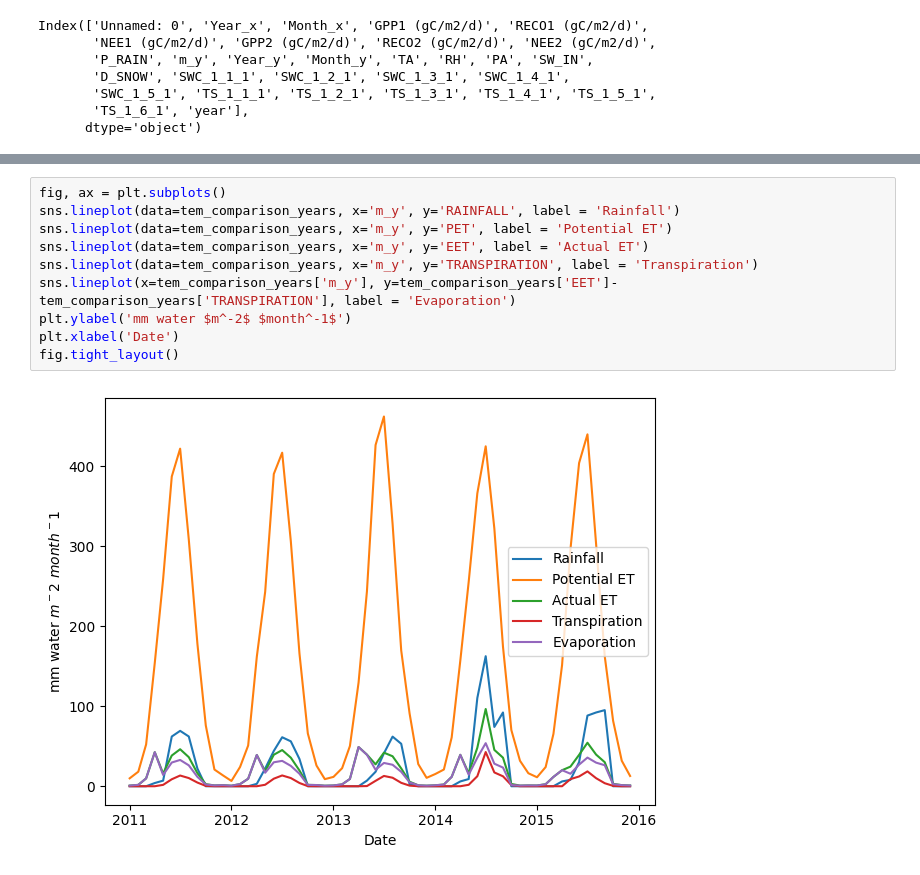
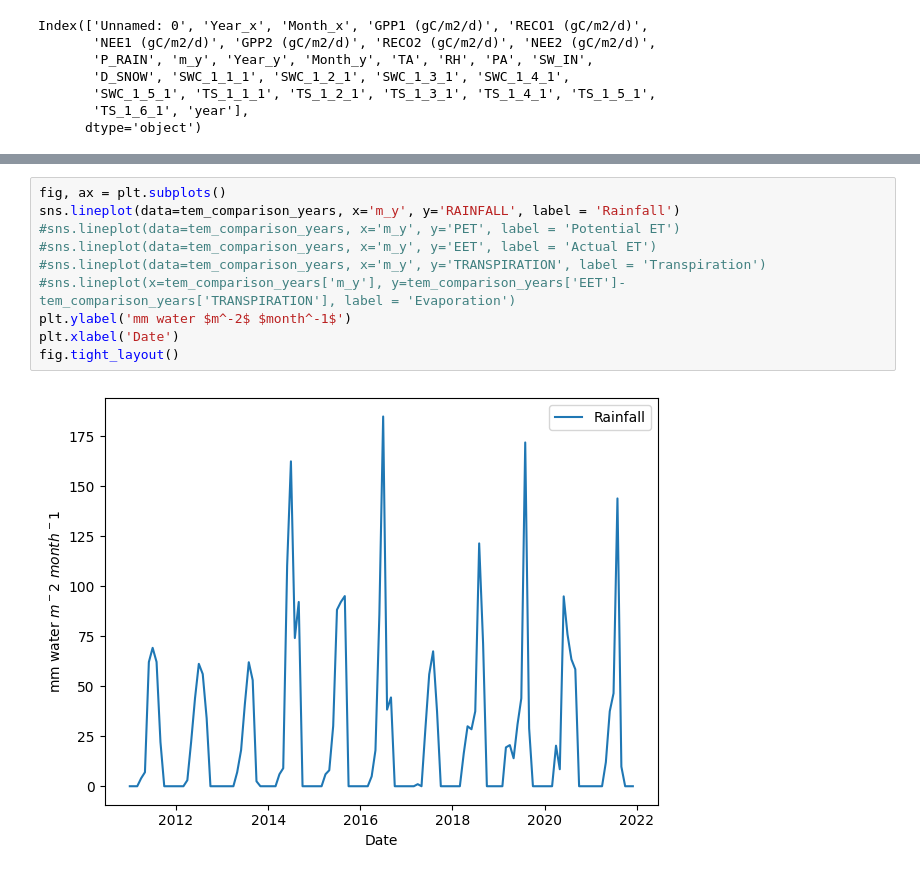
Before and after one commit to uaf-arctic-eco-modeling/dvm-dos-tem, a Jupyter notebook: scripts/caribou-poker-exp/caribou_poker_compare_outputs.ipynb, the cells around one changed output, grey strips where cells are left out. Cells and saved outputs as stored; diff of their text form.

```diff
--- a/scripts/caribou-poker-exp/caribou_poker_compare_outputs.ipynb
+++ b/scripts/caribou-poker-exp/caribou_poker_compare_outputs.ipynb
@@ -518,15 +518,15 @@ fig.tight_layout()
 # %%
 fig, ax = plt.subplots()
 sns.lineplot(data=tem_comparison_years, x='m_y', y='RAINFALL', label = 'Rainfall')
-sns.lineplot(data=tem_comparison_years, x='m_y', y='PET', label = 'Potential ET')
-sns.lineplot(data=tem_comparison_years, x='m_y', y='EET', label = 'Actual ET')
-sns.lineplot(data=tem_comparison_years, x='m_y', y='TRANSPIRATION', label = 'Transpiration')
-sns.lineplot(x=tem_comparison_years['m_y'], y=tem_comparison_years['EET']-tem_comparison_years['TRANSPIRATION'], label = 'Evaporation')
+#sns.lineplot(data=tem_comparison_years, x='m_y', y='PET', label = 'Potential ET')
+#sns.lineplot(data=tem_comparison_years, x='m_y', y='EET', label = 'Actual ET')
+#sns.lineplot(data=tem_comparison_years, x='m_y', y='TRANSPIRATION', label = 'Transpiration')
+#sns.lineplot(x=tem_comparison_years['m_y'], y=tem_comparison_years['EET']-tem_comparison_years['TRANSPIRATION'], label = 'Evaporation')
 plt.ylabel('mm water $m^-2$ $month^-1$')
 plt.xlabel('Date')
 fig.tight_layout()
 # %% [output]
-[figure, old version]
+[figure, new version]
 # %%
 fig, ax = plt.subplots()
 sns.lineplot(data=yearly_tem_comparison_years, x='date', y='ALD', label = 'Active Layer Depth')
```
Also changed, not shown: parts of 20 cells of this notebook, 9 other files.
